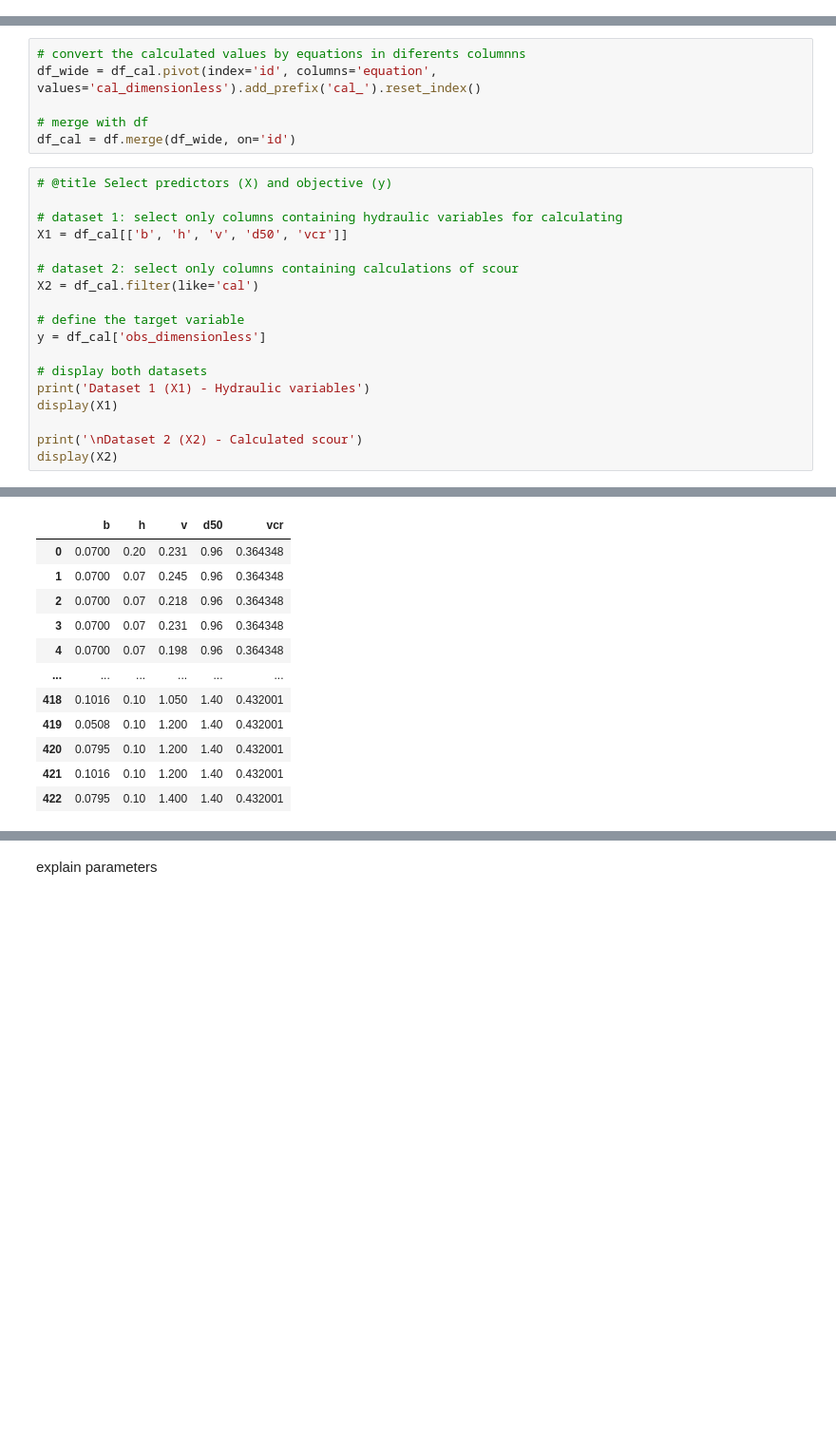
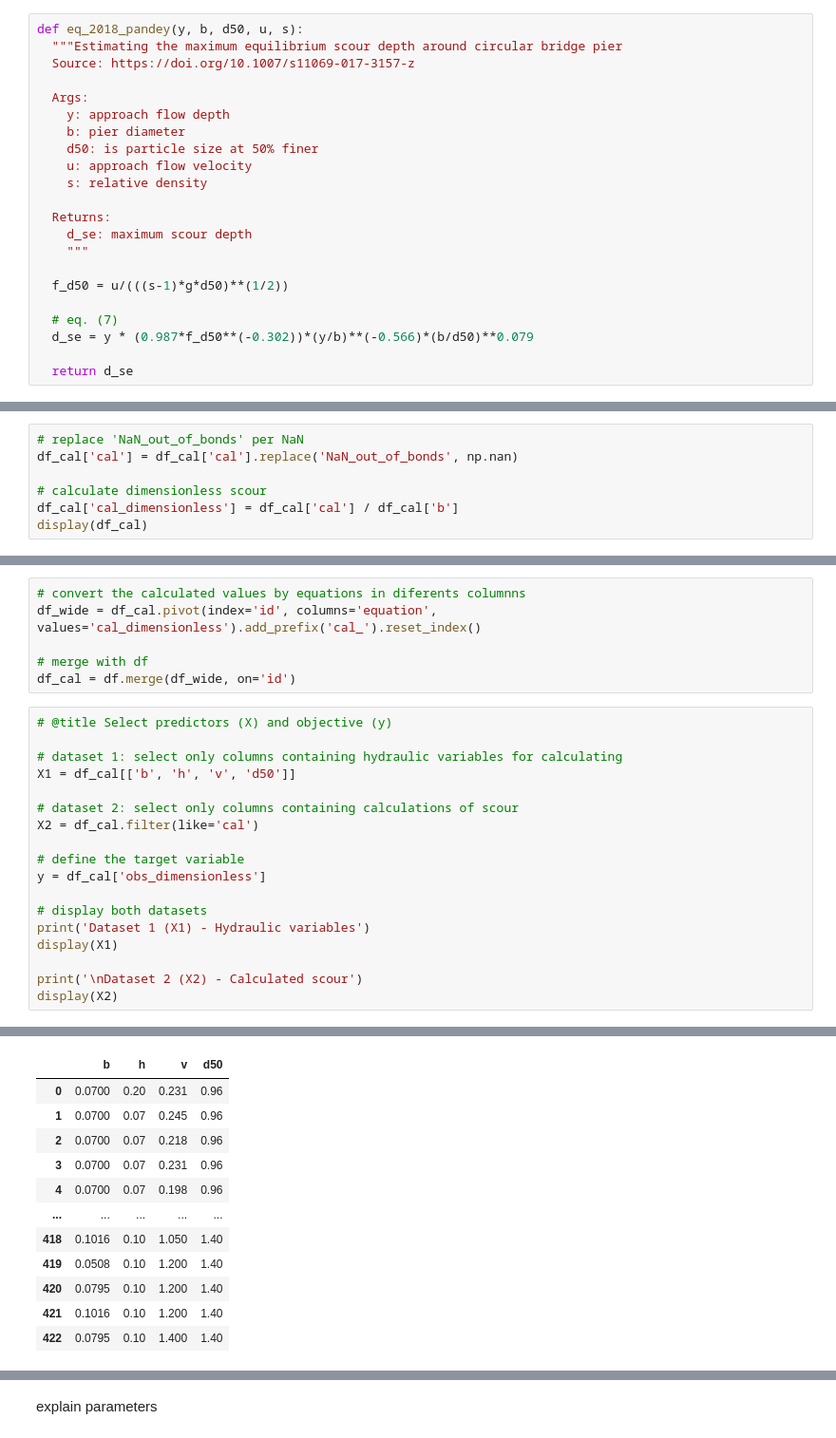
Before and after one commit to vsaengerderache/scour_ai, a Jupyter notebook: scour_ai_main.ipynb, the cells around one changed output, grey strips where cells are left out. Shown at 95% size. Cells and saved outputs as stored; diff of their text form; blank space fills up the shorter version.

```diff
--- a/scour_ai_main.ipynb
+++ b/scour_ai_main.ipynb
@@ -970,0 +1171,22 @@ ______________________________________________________________________
+# %%
+def eq_2018_pandey(y, b, d50, u, s):
+  """Estimating the maximum equilibrium scour depth around circular bridge pier
+  Source: https://doi.org/10.1007/s11069-017-3157-z
+
+  Args:
+    y: approach flow depth
+    b: pier diameter
+    d50: is particle size at 50% finer
+    u: approach flow velocity
+    s: relative density
+
+  Returns:
+    d_se: maximum scour depth
+    """
+
+  f_d50 = u/(((s-1)*g*d50)**(1/2))
+
+  # eq. (7)
+  d_se = y * (0.987*f_d50**(-0.302))*(y/b)**(-0.566)*(b/d50)**0.079
+
+  return d_se
@@ -970,0 +1309,7 @@ ______________________________________________________________________
+# %%
+# replace 'NaN_out_of_bonds' per NaN
+df_cal['cal'] = df_cal['cal'].replace('NaN_out_of_bonds', np.nan)
+
+# calculate dimensionless scour
+df_cal['cal_dimensionless'] = df_cal['cal'] / df_cal['b']
+display(df_cal)
@@ -1065,32 +1425,32 @@ df_cal = df.merge(df_wide, on='id')
 # %%
 # @title Select predictors (X) and objective (y)
 
 # dataset 1: select only columns containing hydraulic variables for calculating
-X1 = df_cal[['b', 'h', 'v', 'd50', 'vcr']]
+X1 = df_cal[['b', 'h', 'v', 'd50']]
 
 # dataset 2: select only columns containing calculations of scour
 X2 = df_cal.filter(like='cal')
 
 # define the target variable
 y = df_cal['obs_dimensionless']
 
 # display both datasets
 print('Dataset 1 (X1) - Hydraulic variables')
 display(X1)
 
 print('\nDataset 2 (X2) - Calculated scour')
 display(X2)
 # %% [output]
 Dataset 1 (X1) - Hydraulic variables
-|  | b | h | v | d50 | vcr |
-| 0 | 0.0700 | 0.20 | 0.231 | 0.96 | 0.364348 |
-| 1 | 0.0700 | 0.07 | 0.245 | 0.96 | 0.364348 |
-| 2 | 0.0700 | 0.07 | 0.218 | 0.96 | 0.364348 |
-| 3 | 0.0700 | 0.07 | 0.231 | 0.96 | 0.364348 |
-| 4 | 0.0700 | 0.07 | 0.198 | 0.96 | 0.364348 |
-| ... | ... | ... | ... | ... | ... |
-| 418 | 0.1016 | 0.10 | 1.050 | 1.40 | 0.432001 |
-| 419 | 0.0508 | 0.10 | 1.200 | 1.40 | 0.432001 |
-| 420 | 0.0795 | 0.10 | 1.200 | 1.40 | 0.432001 |
-| 421 | 0.1016 | 0.10 | 1.200 | 1.40 | 0.432001 |
-| 422 | 0.0795 | 0.10 | 1.400 | 1.40 | 0.432001 |
+|  | b | h | v | d50 |
+| 0 | 0.0700 | 0.20 | 0.231 | 0.96 |
+| 1 | 0.0700 | 0.07 | 0.245 | 0.96 |
+| 2 | 0.0700 | 0.07 | 0.218 | 0.96 |
+| 3 | 0.0700 | 0.07 | 0.231 | 0.96 |
+| 4 | 0.0700 | 0.07 | 0.198 | 0.96 |
+| ... | ... | ... | ... | ... |
+| 418 | 0.1016 | 0.10 | 1.050 | 1.40 |
+| 419 | 0.0508 | 0.10 | 1.200 | 1.40 |
+| 420 | 0.0795 | 0.10 | 1.200 | 1.40 |
+| 421 | 0.1016 | 0.10 | 1.200 | 1.40 |
+| 422 | 0.0795 | 0.10 | 1.400 | 1.40 |
```
Also changed, not shown: parts of 113 cells of this notebook.
